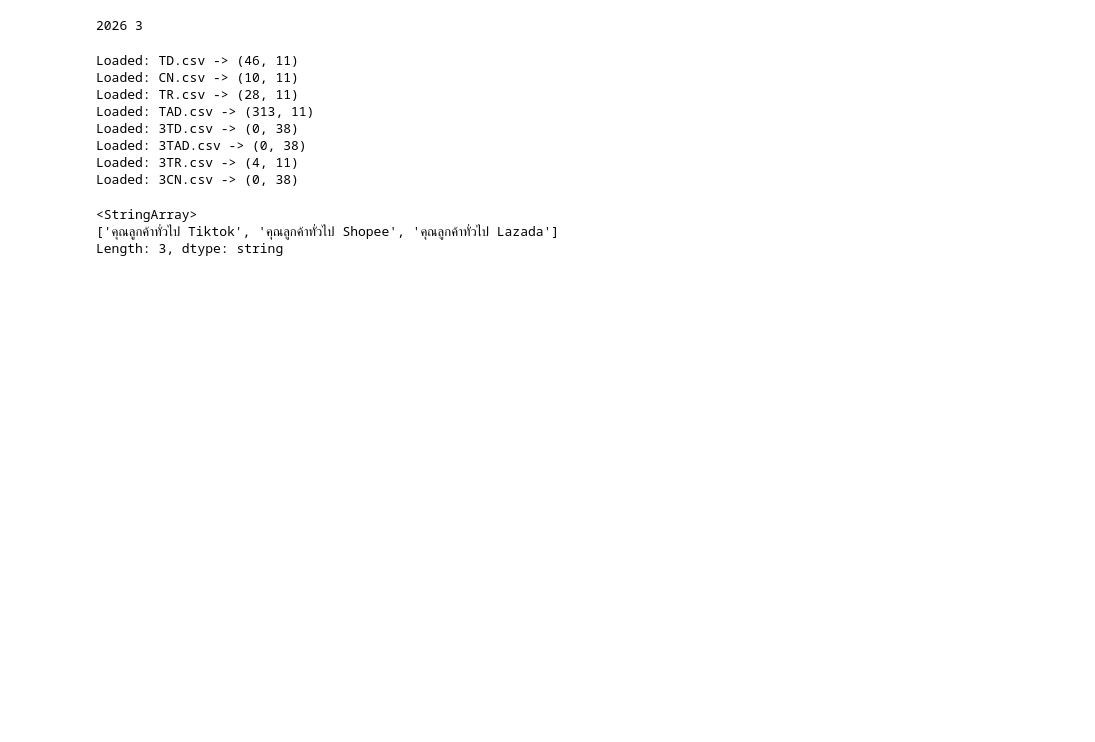
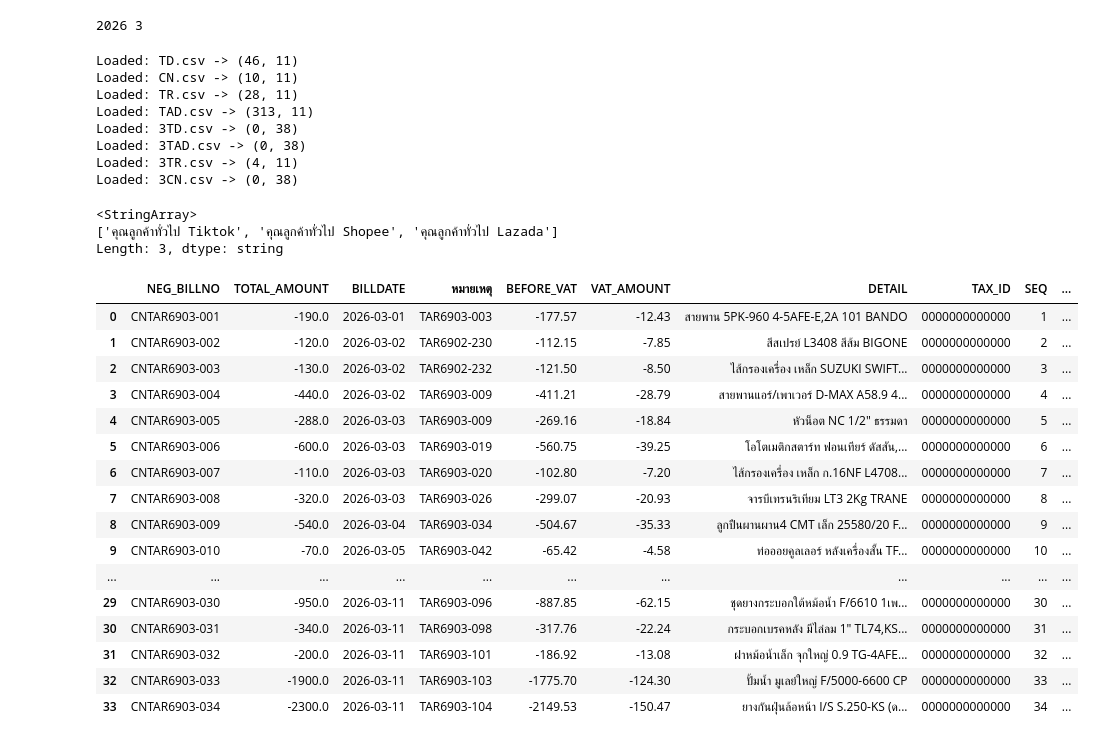
Before and after one commit to pthengtr/kcw-analytics, a Jupyter notebook: notebooks/32_vat_sales_report_excel.ipynb, the cells around one changed output. Saved outputs shown, nothing was run; the diff lists cells and outputs as text; code cells hidden in the pictures; blank space fills up the shorter version.

Commit message:
correct cntar grouping

```diff
--- a/notebooks/32_vat_sales_report_excel.ipynb
+++ b/notebooks/32_vat_sales_report_excel.ipynb
@@ -120,24 +120,21 @@ def build_bill_summary(
     df: pd.DataFrame,
     *,
     billno_col: str = "NEW_BILLNO",
-    neg_billno_col: str = "NEG_BILLNO",   # <-- added
     billdate_col: str = "BILLDATE",
     detail_col: str = "DETAIL",
     amount_col: str = "AMOUNT",
     tax_rate: float = 0.07,
     tax_id_value: str = "0000000000000",
 ):
-    """
-    Thai-style VAT rounding:
-    TOTAL_AMOUNT = sum(AMOUNT)  (VAT included)
-    BEFORE_VAT   = round(TOTAL / (1+tax_rate), 2)
-    VAT_AMOUNT   = TOTAL - BEFORE_VAT
-    """
 
     out = df.copy()
+
     out[billno_col] = out[billno_col].astype("string")
-    if neg_billno_col in out.columns:
-        out[neg_billno_col] = out[neg_billno_col].astype("string")
+
+    # always keep NEW_BILLNO safe if exists
+    if "NEW_BILLNO" in out.columns:
+        out["NEW_BILLNO"] = out["NEW_BILLNO"].astype("string")
+
     out[amount_col] = pd.to_numeric(out[amount_col], errors="coerce").fillna(0)
 
     # ===== pick DETAIL from row with highest AMOUNT =====
@@ -147,14 +144,15 @@ def build_bill_summary(
         .set_index(billno_col)[detail_col]
     )
 
-    # ===== group totals + billdate + NEG_BILLNO =====
+    # ===== aggregation dict =====
     agg_dict = {
         "TOTAL_AMOUNT": (amount_col, "sum"),
         "BILLDATE": (billdate_col, "first"),
     }
-    # include NEG_BILLNO if present
-    if neg_billno_col in out.columns:
-        agg_dict["NEG_BILLNO"] = (neg_billno_col, "first")
+
+    # ⭐ add this condition
+    if billno_col != "NEW_BILLNO" and "NEW_BILLNO" in out.columns:
+        agg_dict["NEW_BILLNO"] = ("NEW_BILLNO", "first")
 
     totals = out.groupby(billno_col, as_index=False).agg(**agg_dict)
 
@@ -166,14 +164,11 @@ def build_bill_summary(
     # attach DETAIL
     totals[detail_col] = totals[billno_col].map(detail_pick)
 
-    # TAX ID (13 zeros)
+    # TAX ID
     totals["TAX_ID"] = str(tax_id_value).zfill(13)[:13]
 
-    # SEQ starting from 1
-    sort_cols = [billno_col]
-    if "NEG_BILLNO" in totals.columns and totals["NEG_BILLNO"].notna().any():
-        sort_cols = ["NEG_BILLNO", "BILLDATE", billno_col]
-    totals = totals.sort_values(sort_cols, na_position="last").reset_index(drop=True)
+    # sort
+    totals = totals.sort_values([billno_col], na_position="last").reset_index(drop=True)
     totals["SEQ"] = np.arange(1, len(totals) + 1)
 
     return totals
@@ -265,10 +260,10 @@ def remap_to_legacy(df):
     })
 # %%
 df_tar =  build_bill_summary(remap_to_legacy(fin_tar))
-df_cntar = build_bill_summary(remap_cn_to_legacy(fin_cntar))
+df_cntar = build_bill_summary(remap_cn_to_legacy(fin_cntar), billno_col = "NEG_BILLNO")
 
 df_3tar = build_bill_summary(remap_to_legacy(fin_3tar))
-df_3cntar = build_bill_summary(remap_cn_to_legacy(fin_3cntar))
+df_3cntar = build_bill_summary(remap_cn_to_legacy(fin_3cntar), billno_col = "NEG_BILLNO")
 
 df_td = data_vat_sales["TD.csv"].copy()
 df_tad = data_vat_sales["TAD.csv"].copy()
@@ -693,6 +688,26 @@ df_3tar_report, wb_syp = build_vat_report(
     company_address="16/2 หมู่ 2 ต.ห้วยทับมอญ อ.เขาชะเมา จ.ระยอง 21110",
     tax_id="0215560000262",
 )
+# %%
+df_cntar
+# %% [output]
+|  | NEG_BILLNO | TOTAL_AMOUNT | BILLDATE | หมายเหตุ | BEFORE_VAT | VAT_AMOUNT | DETAIL | TAX_ID | SEQ | ... |
+| 0 | CNTAR6903-001 | -190.0 | 2026-03-01 | TAR6903-003 | -177.57 | -12.43 | สายพาน 5PK-960 4-5AFE-E,2A 101 BANDO | 0000000000000 | 1 | ... |
+| 1 | CNTAR6903-002 | -120.0 | 2026-03-02 | TAR6902-230 | -112.15 | -7.85 | สีสเปรย์ L3408 สีส้ม BIGONE | 0000000000000 | 2 | ... |
+| 2 | CNTAR6903-003 | -130.0 | 2026-03-02 | TAR6902-232 | -121.50 | -8.50 | ไส้กรองเครื่อง เหล็ก SUZUKI SWIFT... | 0000000000000 | 3 | ... |
+| 3 | CNTAR6903-004 | -440.0 | 2026-03-02 | TAR6903-009 | -411.21 | -28.79 | สายพานแอร์/เพาเวอร์ D-MAX A58.9 4... | 0000000000000 | 4 | ... |
+| 4 | CNTAR6903-005 | -288.0 | 2026-03-03 | TAR6903-009 | -269.16 | -18.84 | หัวน็อต NC 1/2" ธรรมดา | 0000000000000 | 5 | ... |
+| 5 | CNTAR6903-006 | -600.0 | 2026-03-03 | TAR6903-019 | -560.75 | -39.25 | โอโตเมติกสตาร์ท ฟอนเทียร์ ดัสสัน,... | 0000000000000 | 6 | ... |
+| 6 | CNTAR6903-007 | -110.0 | 2026-03-03 | TAR6903-020 | -102.80 | -7.20 | ไส้กรองเครื่อง เหล็ก ก.16NF L4708... | 0000000000000 | 7 | ... |
+| 7 | CNTAR6903-008 | -320.0 | 2026-03-03 | TAR6903-026 | -299.07 | -20.93 | จารบีเทรนริเทียม LT3 2Kg TRANE | 0000000000000 | 8 | ... |
+| 8 | CNTAR6903-009 | -540.0 | 2026-03-04 | TAR6903-034 | -504.67 | -35.33 | ลูกปืนผานผาน4 CMT เล็ก 25580/20 F... | 0000000000000 | 9 | ... |
+| 9 | CNTAR6903-010 | -70.0 | 2026-03-05 | TAR6903-042 | -65.42 | -4.58 | ท่อออยคูลเลอร์ หลังเครื่องสั้น TF... | 0000000000000 | 10 | ... |
+| ... | ... | ... | ... | ... | ... | ... | ... | ... | ... | ... |
+| 29 | CNTAR6903-030 | -950.0 | 2026-03-11 | TAR6903-096 | -887.85 | -62.15 | ชุดยางกระบอกใต้หม้อน้ำ F/6610 1เพ... | 0000000000000 | 30 | ... |
+| 30 | CNTAR6903-031 | -340.0 | 2026-03-11 | TAR6903-098 | -317.76 | -22.24 | กระบอกเบรคหลัง มีไล่ลม 1" TL74,KS... | 0000000000000 | 31 | ... |
+| 31 | CNTAR6903-032 | -200.0 | 2026-03-11 | TAR6903-101 | -186.92 | -13.08 | ฝาหม้อน้ำเล็ก จุกใหญ่ 0.9 TG-4AFE... | 0000000000000 | 32 | ... |
+| 32 | CNTAR6903-033 | -1900.0 | 2026-03-11 | TAR6903-103 | -1775.70 | -124.30 | ปั้มน้ำ มูเลย์ใหญ่ F/5000-6600 CP | 0000000000000 | 33 | ... |
+| 33 | CNTAR6903-034 | -2300.0 | 2026-03-11 | TAR6903-104 | -2149.53 | -150.47 | ยางกันฝุ่นล้อหน้า I/S S.250-KS (ด... | 0000000000000 | 34 | ... |
 # %%
 rename_map = {
     "SEQ": "ลำดับ",
```
